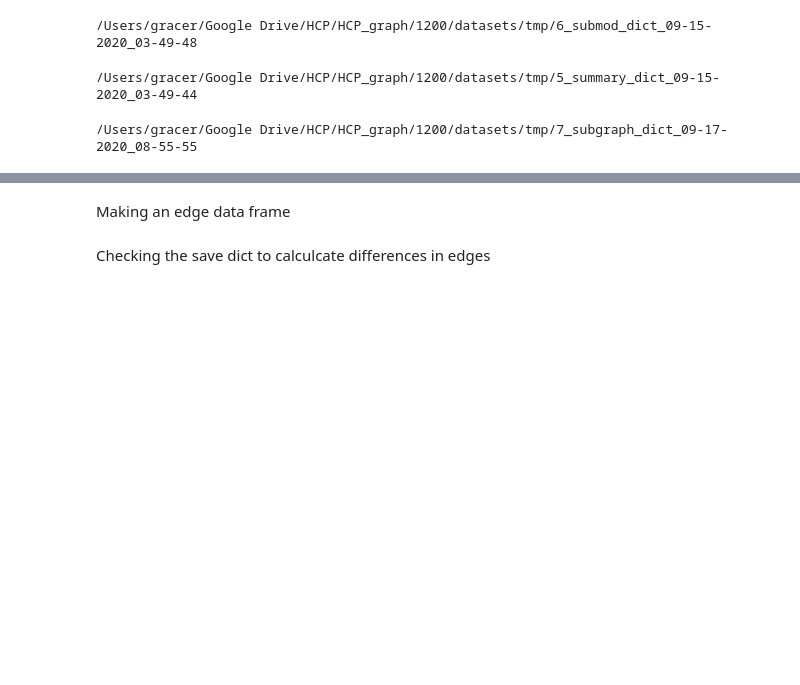
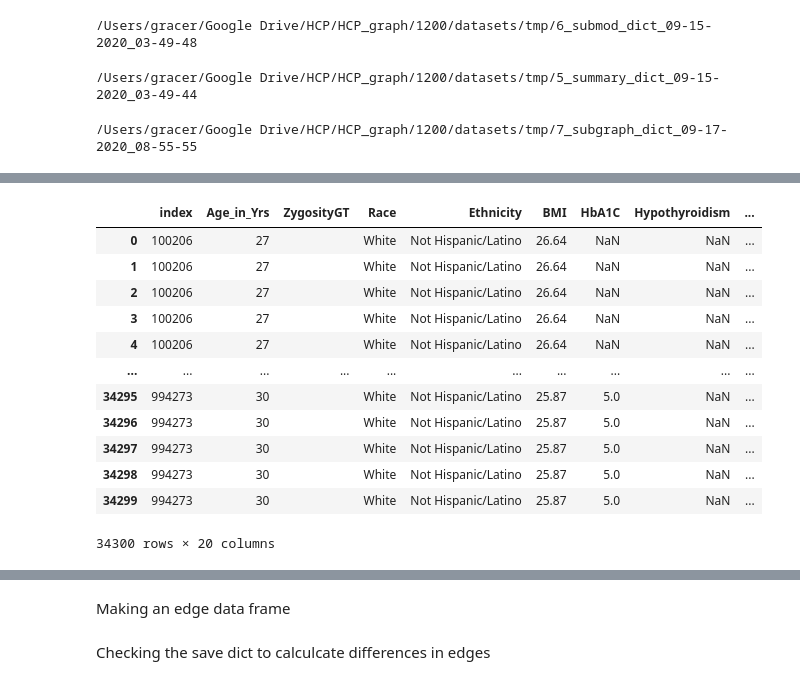
Before and after one commit to grace-shearrer/graph_analysis, a Jupyter notebook: clean_run.ipynb, the cells around one changed output, grey strips where cells are left out. Saved outputs shown, nothing was run; the diff lists cells and outputs as text; code cells hidden in the pictures; blank space fills up the shorter version.

```diff
--- a/clean_run.ipynb
+++ b/clean_run.ipynb
@@ -58,0 +161,19 @@ NodeDataView({2: {'clustering': 0.5991902834008097, 'centrality': 0.004510244577
+# %%
+demo_df["subject"]=pd.to_numeric(demo_df["subject"])
+total["subject"]=pd.to_numeric(total["subject"])
+# %%
+pd.merge(demo_df, total, on="subject")
+# %% [output]
+|  | index | Age_in_Yrs | ZygosityGT | Race | Ethnicity | BMI | HbA1C | Hypothyroidism | ... |
+| 0 | 100206 | 27 |  | White | Not Hispanic/Latino | 26.64 | NaN | NaN | ... |
+| 1 | 100206 | 27 |  | White | Not Hispanic/Latino | 26.64 | NaN | NaN | ... |
+| 2 | 100206 | 27 |  | White | Not Hispanic/Latino | 26.64 | NaN | NaN | ... |
+| 3 | 100206 | 27 |  | White | Not Hispanic/Latino | 26.64 | NaN | NaN | ... |
+| 4 | 100206 | 27 |  | White | Not Hispanic/Latino | 26.64 | NaN | NaN | ... |
+| ... | ... | ... | ... | ... | ... | ... | ... | ... | ... |
+| 34295 | 994273 | 30 |  | White | Not Hispanic/Latino | 25.87 | 5.0 | NaN | ... |
+| 34296 | 994273 | 30 |  | White | Not Hispanic/Latino | 25.87 | 5.0 | NaN | ... |
+| 34297 | 994273 | 30 |  | White | Not Hispanic/Latino | 25.87 | 5.0 | NaN | ... |
+| 34298 | 994273 | 30 |  | White | Not Hispanic/Latino | 25.87 | 5.0 | NaN | ... |
+| 34299 | 994273 | 30 |  | White | Not Hispanic/Latino | 25.87 | 5.0 | NaN | ... |
+34300 rows × 20 columns
```
Also changed, not shown: parts of 16 cells of this notebook, 2 other files.
